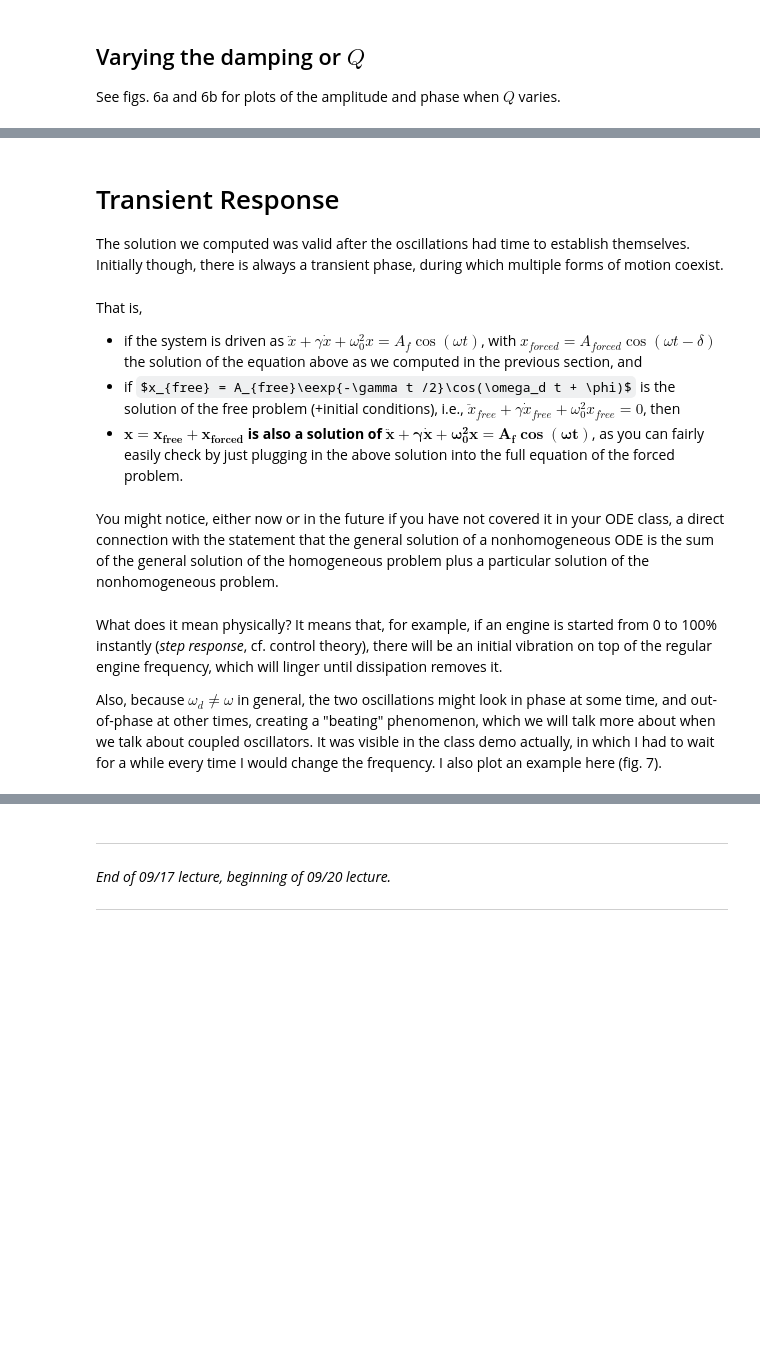
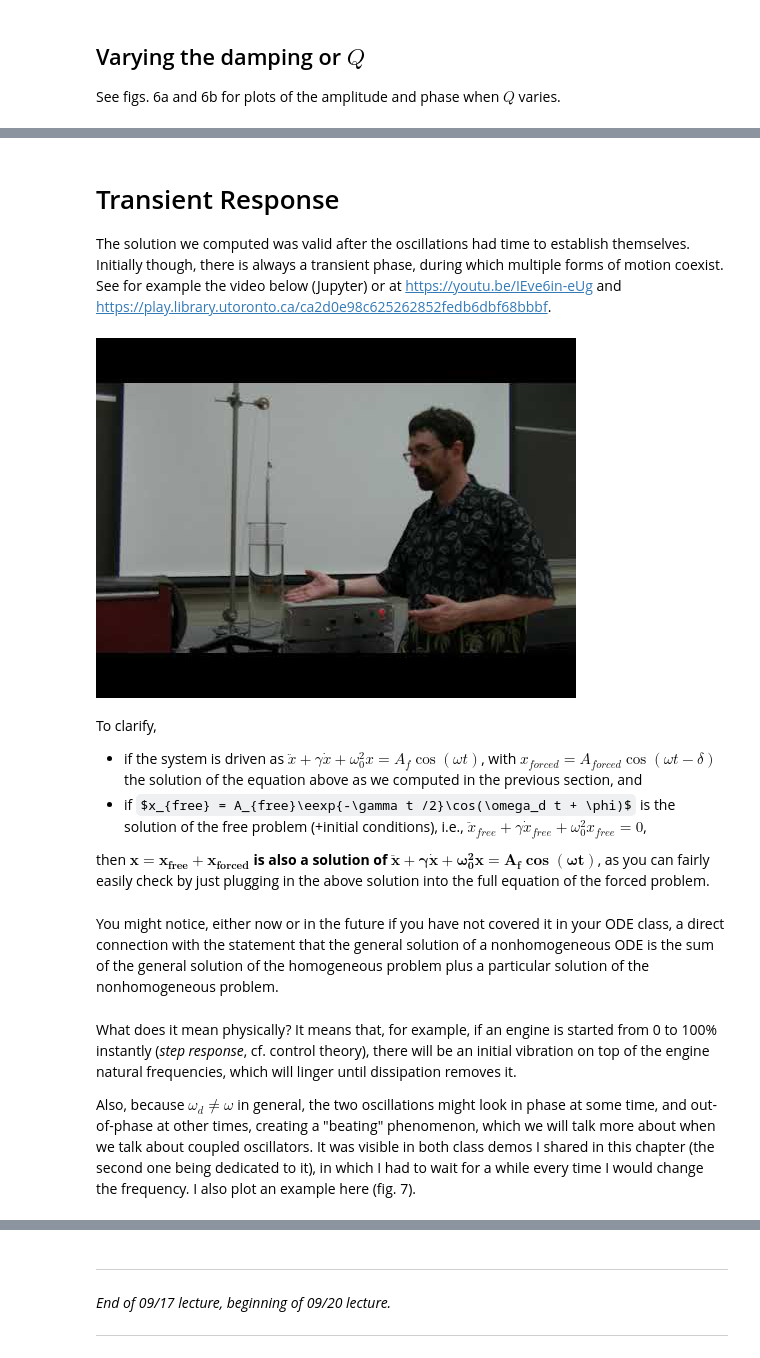
Before and after one commit to PHY293-Grisouard/Chapters-2020, a Jupyter notebook: C03 - Driven Oscillators/C03-ForcingResonance.ipynb, the cells around one changed output, grey strips where cells are left out. Cells and saved outputs as stored; diff of their text form; code cells hidden in the pictures; some formulas as TeX source; blank space fills up the shorter version.

```diff
--- a/C03 - Driven Oscillators/C03-ForcingResonance.ipynb
+++ b/C03 - Driven Oscillators/C03-ForcingResonance.ipynb
@@ -630,21 +633,25 @@ plt.close(fp)
 
 The solution we computed was valid after the oscillations had time to establish themselves.
 Initially though, there is always a transient phase, during which multiple forms of motion coexist.
+See for example the video below (Jupyter) or at https://youtu.be/IEve6in-eUg and https://play.library.utoronto.ca/ca2d0e98c625262852fedb6dbf68bbbf.
+# %%
+YouTubeVideo('IEve6in-eUg', width=560, height=315)
+# %% [output]
+[figure, added]
 # %% [markdown]
-That is,
+To clarify,
+* if the system is driven as $\ddot x +\gamma \dot x + \omega_0^2 x = A_f\cos(\omega t)$, with $x_{forced} = A_{forced} \cos(\omega t - \delta)$ the solution of the equation above as we computed in the previous section, and
+* if $x_{free} = A_{free}\eexp{-\gamma t /2}\cos(\omega_d t + \phi)$ is the solution of the free problem (+initial conditions), i.e., $\ddot x_{free} +\gamma \dot x_{free} + \omega_0^2 x_{free} = 0$,
 
-* if the system is driven as $\ddot x +\gamma \dot x + \omega_0^2 x = A_f\cos(\omega t)$, with $x_{forced} = A_{forced} \cos(\omega t - \delta)$ the solution of the equation above as we computed in the previous section, and
-* if $x_{free} = A_{free}\eexp{-\gamma t /2}\cos(\omega_d t + \phi)$ is the solution of the free problem (+initial conditions), i.e., $\ddot x_{free} +\gamma \dot x_{free} + \omega_0^2 x_{free} = 0$, then
-* $\boldsymbol{x = x_{free} + x_{forced}}$ **is also a solution of** $\boldsymbol{\ddot x +\gamma \dot x + \omega_0^2 x = A_f\cos(\omega t)}$,
-as you can fairly easily check by just plugging in the above solution into the full equation of the forced problem.
+then $\boldsymbol{x = x_{free} + x_{forced}}$ **is also a solution of** $\boldsymbol{\ddot x +\gamma \dot x + \omega_0^2 x = A_f\cos(\omega t)}$, as you can fairly easily check by just plugging in the above solution into the full equation of the forced problem.
 # %% [markdown]
 You might notice, either now or in the future if you have not covered it in your ODE class, a direct connection with the statement that the general solution of a nonhomogeneous ODE is the sum of the general solution of the homogeneous problem plus a particular solution of the nonhomogeneous problem.
 # %% [markdown]
 What does it mean physically?
-It means that, for example, if an engine is started from 0 to 100% instantly (*step response*, cf. control theory), there will be an initial vibration on top of the regular engine frequency, which will linger until dissipation removes it.
+It means that, for example, if an engine is started from 0 to 100% instantly (*step response*, cf. control theory), there will be an initial vibration on top of the engine natural frequencies, which will linger until dissipation removes it.
 
 Also, because $\omega_d \neq \omega$ in general, the two oscillations might look in phase at some time, and out-of-phase at other times, creating a "beating" phenomenon, which we will talk more about when we talk about coupled oscillators.
-It was visible in the class demo actually, in which I had to wait for a while every time I would change the frequency.
+It was visible in both class demos I shared in this chapter (the second one being dedicated to it), in which I had to wait for a while every time I would change the frequency.
 I also plot an example here (fig. 7).
 # %%
 # Let's plot an example
```
Also changed, not shown: parts of 6 cells of this notebook.
